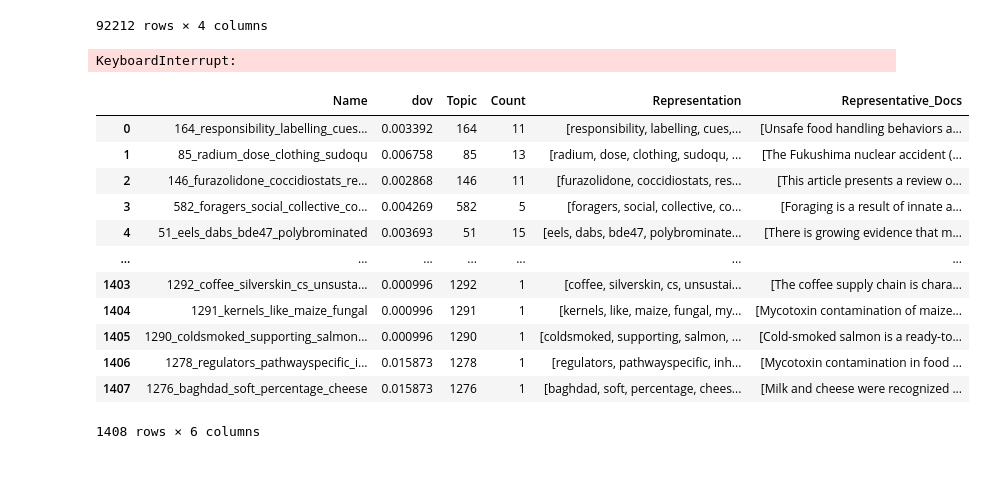
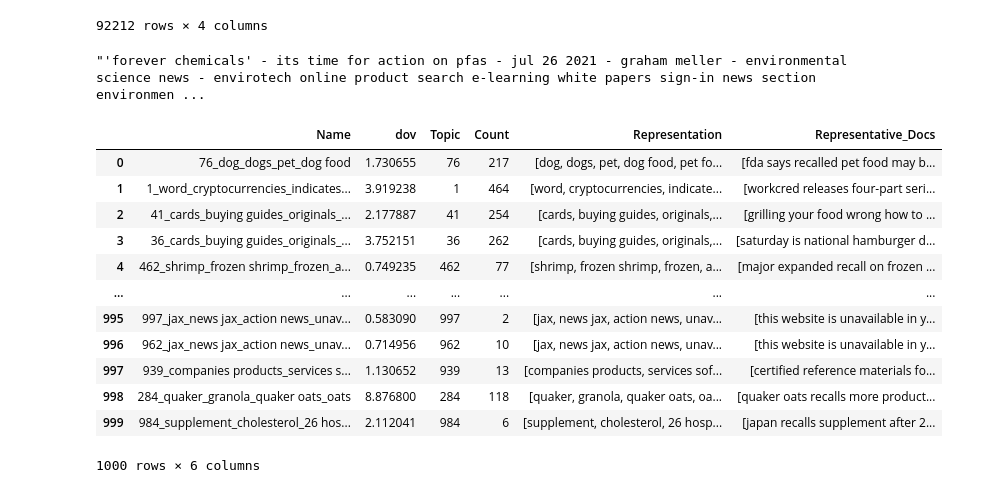
Before and after one commit to HOLiFOOD/WSM, a Jupyter notebook: WSM_highmem.ipynb, the cells around one changed output. Cells and saved outputs as stored; diff of their text form; code cells hidden in the pictures.

```diff
--- a/WSM_highmem.ipynb
+++ b/WSM_highmem.ipynb
@@ -19,6 +21,16 @@ docs
 | 92720 | 2024-04-15 | https://www.channelnewsasia.com/s... | the big read: call me maybe - gen... | www.channelnewsasia.com |
 | 92721 | 2024-04-15 | https://www.telegraph.co.uk/news/... | waitrose spanish olives recalled ... | www.telegraph.co.uk |
 92212 rows × 4 columns
+# %%
+def get_first_n_terms(text):
+    words = text.split()[:200]  # Split the text into words and take the first n
+    return ' '.join(words)
+
+# Applying the function to the 'text' column and creating a new column 'first_100_words'
+docs['beginning'] = docs['content'].apply(get_first_n_terms)
+docs['beginning'][2]
+# %% [output]
+"'forever chemicals' - its time for action on pfas - jul 26 2021 - graham meller - environmental science news - envirotech online product search e-learning white papers sign-in news section environmen ...
 # %%
 import pandas as pd
 from bertopic import BERTopic
@@ -55,7 +68,7 @@ def time_difference(max_time, min_time, time_unit):
         raise ValueError("Invalid time unit for difference. Choose 'year', 'month', or 'day'.")
 # %%
 # Convert the 'Abstract' column to string data type
-docs['text'] = docs['content'].astype(str)
+docs['text'] = docs['beginning'].astype(str)
 
 # Define a regular expression pattern to match non-Latin characters
 non_latin_pattern = re.compile(r'[^\x00-\x7F]')
@@ -76,17 +89,24 @@ docs['Time'] = group_by_time_unit(docs, time_unit)
 text = docs["text"].astype('str')
 text = text.tolist()
 # %%
+#HDBSCAN with parameter tuning
+from hdbscan import HDBSCAN
+import os
+os.environ["TOKENIZERS_PARALLELISM"] = "false"
+
 # Prepare embeddings
 sentence_model = SentenceTransformer("all-MiniLM-L6-v2")
 embeddings = sentence_model.encode(text, show_progress_bar=False)
-cluster_model = AgglomerativeClustering(distance_threshold=0.35, n_clusters=None)
+cluster_model = HDBSCAN(
+    min_cluster_size=2,       # Allow small clusters
+    min_samples=1,            # Increase sensitivity to noise
+    cluster_selection_epsilon=0.1,  # Fine-tune for smaller clusters
+    metric='euclidean'
+)
 
-# Train BERTopic
-topic_model = BERTopic(hdbscan_model=cluster_model, low_memory=True, calculate_probabilities=False).fit(text, embeddings)
+topic_model = BERTopic(hdbscan_model=cluster_model,  calculate_probabilities=False).fit(text, embeddings)
 topic_info = topic_model.get_topic_info()
 
 doc_info = topic_model.get_document_info(text)
 doc_info["ID"] = doc_info.index
 doc_info["Time"] = docs["Time"].tolist()
-# %% [output]
-KeyboardInterrupt:
@@ -93,9 +240,9 @@ KeyboardInterrupt:
 # %%
 # Split the data based on the selected time unit
-paper_split = dict(tuple(doc_info.groupby('Time')))
+paper_split = dict(tuple(doc_info3.groupby('Time')))
 
 # Get the maximum time value (e.g., year, month, or day)
-max_time = doc_info['Time'].max()
+max_time = doc_info3['Time'].max()
 
 # Initialize an empty DataFrame
 dov = pd.DataFrame()
@@ -107,7 +254,7 @@ dfs = []
 tw = 0.05
 
 # Iterate over each time group's data
-for time_value, group in doc_info.groupby('Time'):
+for time_value, group in doc_info3.groupby('Time'):
     topic_count = group['Name'].value_counts().reset_index()
     topic_count.columns = ['Name', 'Count']
     topic_count['Time'] = time_value
@@ -117,45 +264,45 @@ for time_value, group in doc_info.groupby('Time'):
     max_time = group['Time'].max()
 
     # Calculate the time difference (based on the time unit)
     time_diff = time_difference(max_time, min_time, time_unit)
 
     # Create a DataFrame for the current time's DoV values
     df = pd.DataFrame(index=[min_time], columns=topic_count['Name'])
     for _, row in topic_count.iterrows():
         topic = row['Name']
         frequency = row['Count']
         # Ensure the time difference is factored in correctly
         df[topic] = (frequency / len(group)) * (1 - tw * time_diff)
 
     dfs.append(df)
 
 # Concatenate all the time-based DataFrames into a single DataFrame
 dov = pd.concat(dfs)
 
 # Compute the geometric mean for each topic across time units
 dov_means = pd.DataFrame(columns=dov.columns)
 
 for column in dov.columns:
     column_mean = gmean(dov[column].dropna())
-    dov_means[column] = [column_mean]
+    dov_means[column] = [column_mean * 1000]
 
 t_DoV = dov_means.melt(var_name="Name", value_name="dov")
 
 # Merge with topic information
-wsm_dov = pd.merge(t_DoV, topic_info, on='Name')
+wsm_dov = pd.merge(t_DoV, topic_info3, on='Name')
 wsm_dov
 # %% [output]
 |  | Name | dov | Topic | Count | Representation | Representative_Docs |
-| 0 | 164_responsibility_labelling_cues... | 0.003392 | 164 | 11 | [responsibility, labelling, cues,... | [Unsafe food handling behaviors a... |
-| 1 | 85_radium_dose_clothing_sudoqu | 0.006758 | 85 | 13 | [radium, dose, clothing, sudoqu, ... | [The Fukushima nuclear accident (... |
-| 2 | 146_furazolidone_coccidiostats_re... | 0.002868 | 146 | 11 | [furazolidone, coccidiostats, res... | [This article presents a review o... |
-| 3 | 582_foragers_social_collective_co... | 0.004269 | 582 | 5 | [foragers, social, collective, co... | [Foraging is a result of innate a... |
-| 4 | 51_eels_dabs_bde47_polybrominated | 0.003693 | 51 | 15 | [eels, dabs, bde47, polybrominate... | [There is growing evidence that m... |
+| 0 | 76_dog_dogs_pet_dog food | 1.730655 | 76 | 217 | [dog, dogs, pet, dog food, pet fo... | [fda says recalled pet food may b... |
+| 1 | 1_word_cryptocurrencies_indicates... | 3.919238 | 1 | 464 | [word, cryptocurrencies, indicate... | [workcred releases four-part seri... |
+| 2 | 41_cards_buying guides_originals_... | 2.177887 | 41 | 254 | [cards, buying guides, originals,... | [grilling your food wrong how to ... |
+| 3 | 36_cards_buying guides_originals_... | 3.752151 | 36 | 262 | [cards, buying guides, originals,... | [saturday is national hamburger d... |
+| 4 | 462_shrimp_frozen shrimp_frozen_a... | 0.749235 | 462 | 77 | [shrimp, frozen shrimp, frozen, a... | [major expanded recall on frozen ... |
 | ... | ... | ... | ... | ... | ... | ... |
-| 1403 | 1292_coffee_silverskin_cs_unsusta... | 0.000996 | 1292 | 1 | [coffee, silverskin, cs, unsustai... | [The coffee supply chain is chara... |
-| 1404 | 1291_kernels_like_maize_fungal | 0.000996 | 1291 | 1 | [kernels, like, maize, fungal, my... | [Mycotoxin contamination of maize... |
-| 1405 | 1290_coldsmoked_supporting_salmon... | 0.000996 | 1290 | 1 | [coldsmoked, supporting, salmon, ... | [Cold-smoked salmon is a ready-to... |
-| 1406 | 1278_regulators_pathwayspecific_i... | 0.015873 | 1278 | 1 | [regulators, pathwayspecific, inh... | [Mycotoxin contamination in food ... |
-| 1407 | 1276_baghdad_soft_percentage_cheese | 0.015873 | 1276 | 1 | [baghdad, soft, percentage, chees... | [Milk and cheese were recognized ... |
+| 995 | 997_jax_news jax_action news_unav... | 0.583090 | 997 | 2 | [jax, news jax, action news, unav... | [this website is unavailable in y... |
+| 996 | 962_jax_news jax_action news_unav... | 0.714956 | 962 | 10 | [jax, news jax, action news, unav... | [this website is unavailable in y... |
+| 997 | 939_companies products_services s... | 1.130652 | 939 | 13 | [companies products, services sof... | [certified reference materials fo... |
+| 998 | 284_quaker_granola_quaker oats_oats | 8.876800 | 284 | 118 | [quaker, granola, quaker oats, oa... | [quaker oats recalls more product... |
+| 999 | 984_supplement_cholesterol_26 hos... | 2.112041 | 984 | 6 | [supplement, cholesterol, 26 hosp... | [japan recalls supplement after 2... |
-1408 rows × 6 columns
+1000 rows × 6 columns
 # %%
```
Also changed, not shown: parts of 9 cells of this notebook, 17 other files.
